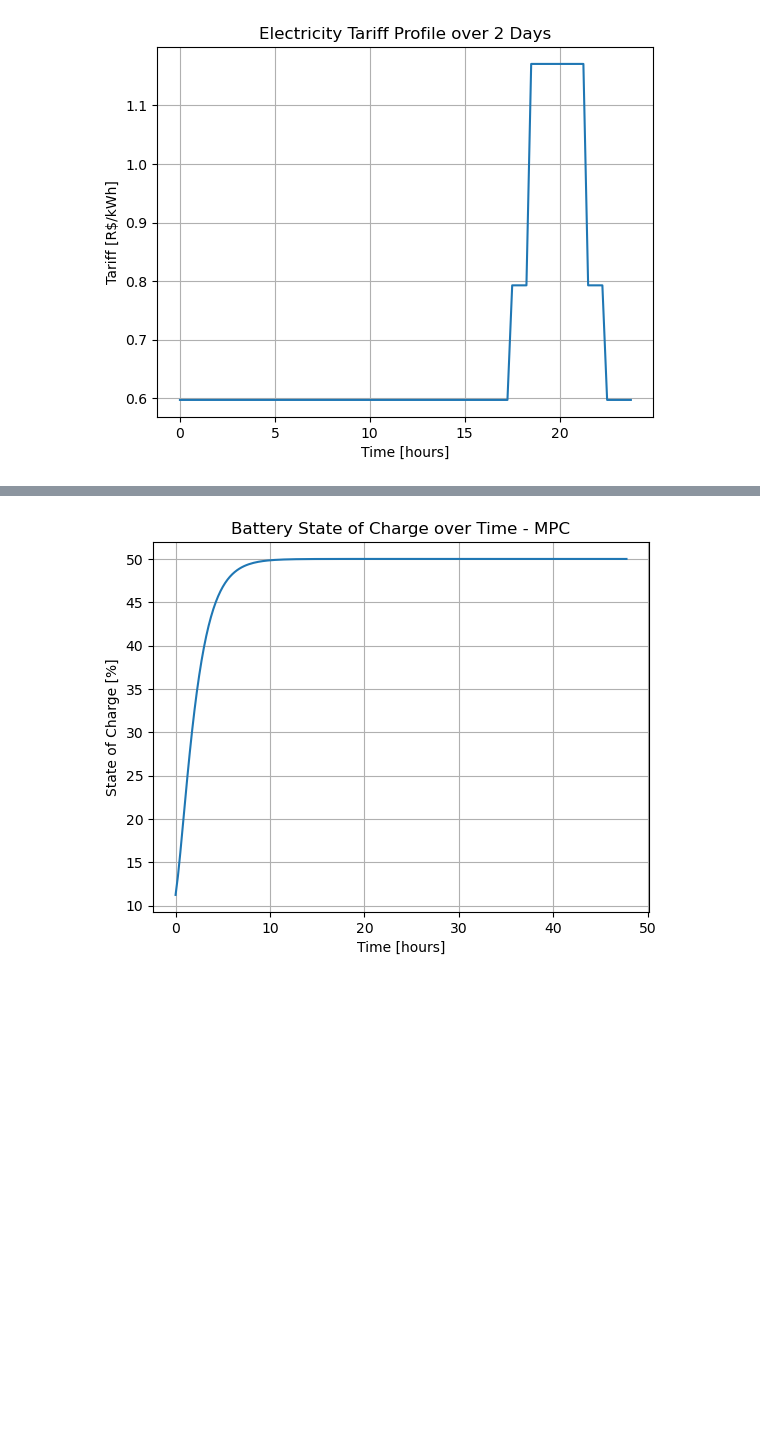
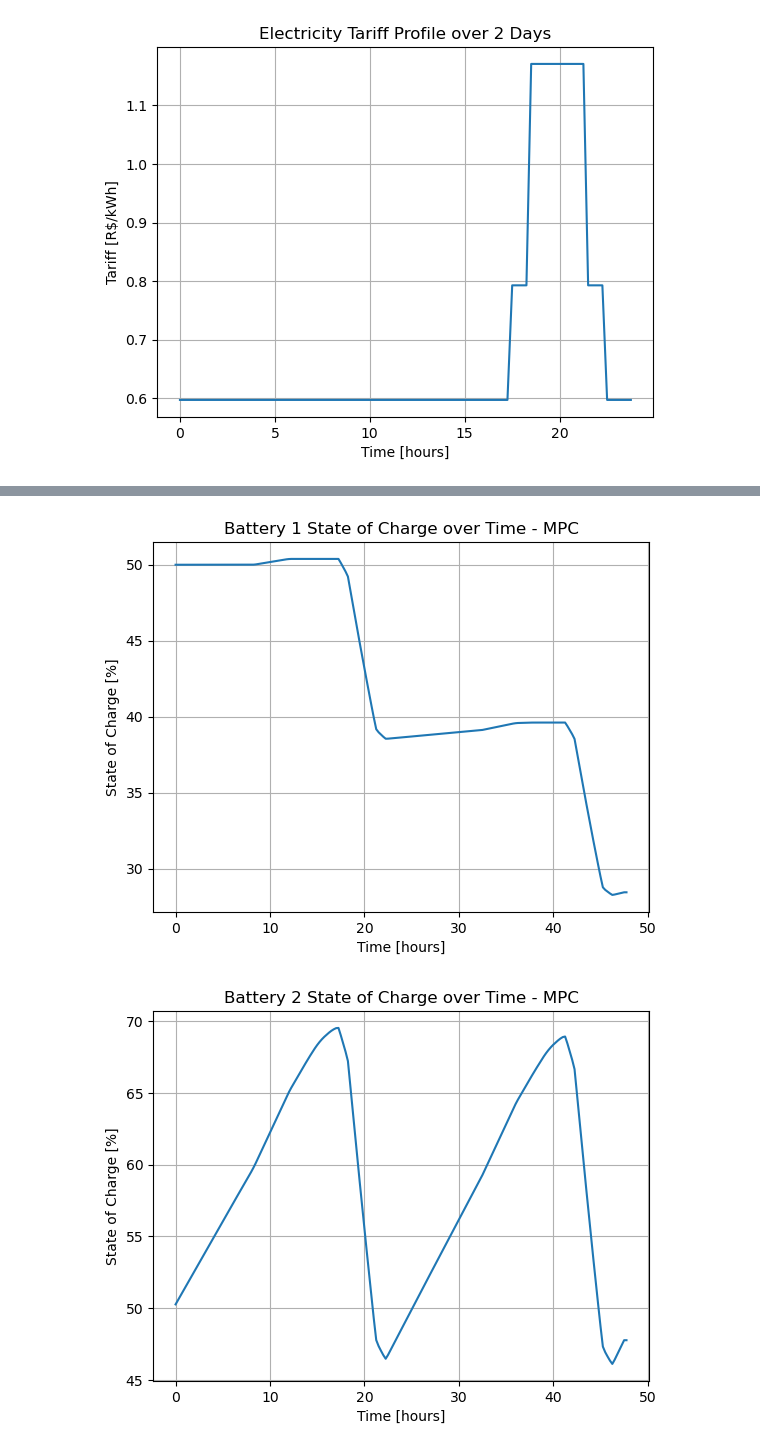
Before and after one commit to DaniloOrige/Microgrid_MPC_Simulation, a Jupyter notebook: dev/simulation.ipynb, the cells around one changed output, grey strips where cells are left out. Drawn from its saved outputs; the diff is of its cells as text; code cells hidden in the pictures; blank space fills up the shorter version.

```diff
--- a/dev/simulation.ipynb
+++ b/dev/simulation.ipynb
@@ -58,13 +59,17 @@ samples_hour = 3600/ts # Hour in samples
 
 # Battery parameters
 C_bat = [2 * 1000, 1 * 1000]  # Battery capacity [Wh]
-ch_bat = [1, 1] # Charge efficiency
+eta_ch = [0.9, 1] # Charge efficiency
+eta_dis = [0.95, 1]
 SoC_IC = [50, 50]  # Initial state of charge [%]
+# turar 100-------------------------------------------------------------
+K_ch = [100*(dt)*eta_ch[0]/C_bat[0], 100*(dt)*eta_ch[1]/C_bat[1] ]   # Charging constant
+K_dis = [100*(dt)/(eta_dis[0]*C_bat[0]), 100*(dt)/(eta_dis[1]*C_bat[1])]  # Discharging constant
 
-K_ch = [100*(dt)*ch_bat[0]/C_bat[0], 100*(dt)*ch_bat[1]/C_bat[1] ]   # Charging constant
-K_dis = [100*(dt)/(ch_bat[0]*C_bat[0]), 100*(dt)/(ch_bat[1]*C_bat[1])]  # Discharging constant
+bat1 = Batterytest(C_bat[0], eta_ch[0], eta_dis[0], SoC_IC[0], K_ch[0], K_dis[0], alpha=0.99995)
 
-battery = Battery(C_bat, ch_bat, ch_bat, SoC_IC, K_ch, K_dis, alpha = [1, 0.99995])  # Create battery instance
+print(f"Battery 1 - Capacity: {bat1.capacity} Wh, Charge Efficiency: {bat1.ch_efficiency}, Discharge Efficiency: {bat1.dis_efficiency}, Initial SoC: {bat1.SoC}%")
+battery = Battery(C_bat, eta_ch, eta_dis, SoC_IC, K_ch, K_dis, alpha = [1, 0.99995])  # Create battery instance
 print(f"Battery Bank - Capacity: {battery.capacity} Wh, Charge Efficiency: {battery.ch_efficiency}, Discharge Efficiency: {battery.dis_efficiency}, Initial SoC: {battery.SoC}%")
 
 
@@ -75,4 +80,5 @@ Np = int(24 * samples_hour)  # Prediction horizon
 # Simulation parameters
 t_sim = 24 * 2  # Simulation time [h]
 Nsim = int(t_sim * samples_hour)  # Number of simulation steps
+print(Nsim)
 # %% [output]
@@ -239,9 +253,10 @@ controller_dict = dict(
     Np = Np,
     Nu = Nu,
     Q_bat = [0.01] * nu,
-    Q_dbat = np.array([0.1] * nu),
+    Q_dbat = np.array([0.001] * nu),
     Q_SoC = [1] * nx,
-    Q_SoC_soft = [1] * nx,
+    Q_SoC_soft = [10] * nx,
+    Q_grid = 10000,
     ts = ts,
 )
 
@@ -252,8 +267,8 @@ bounds_dict = dict(
     y_ub_soft=[80, 80],
     u_lb=[-1000, -500],
     u_ub=[1000, 500],
-    du_lb=[-100, -50],
-    du_ub=[100, 50],
+    du_lb=[-1000, -500],
+    du_ub=[1000, 500],
 )
 
 controller = Controller(**bank_dict, **controller_dict, **bounds_dict)
@@ -361,11 +399,21 @@ Power Balance right side = 406.6476707786019
 # %%
 
 plt.figure()
 plt.plot(np.arange(0, t_sim, dt), y_array[0, :])
-plt.title('Battery State of Charge over Time - MPC')
+plt.title('Battery 1 State of Charge over Time - MPC')
 plt.xlabel('Time [hours]')
 plt.ylabel('State of Charge [%]')
 plt.grid()
 plt.show()
+
+
+plt.figure()
+plt.plot(np.arange(0, t_sim, dt), y_array[1, :])
+plt.title('Battery 2 State of Charge over Time - MPC')
+plt.xlabel('Time [hours]')
+plt.ylabel('State of Charge [%]')
+plt.grid()
+plt.show()
 # %% [output]
-[figure, old version]
+[figure, new version]
+[figure, added]
```
Also changed, not shown: parts of 7 cells of this notebook, 1 other file.
